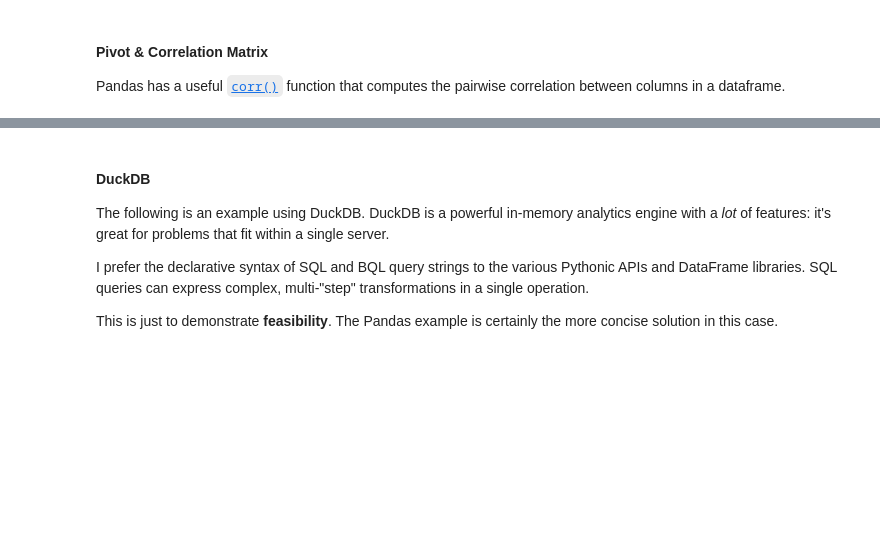
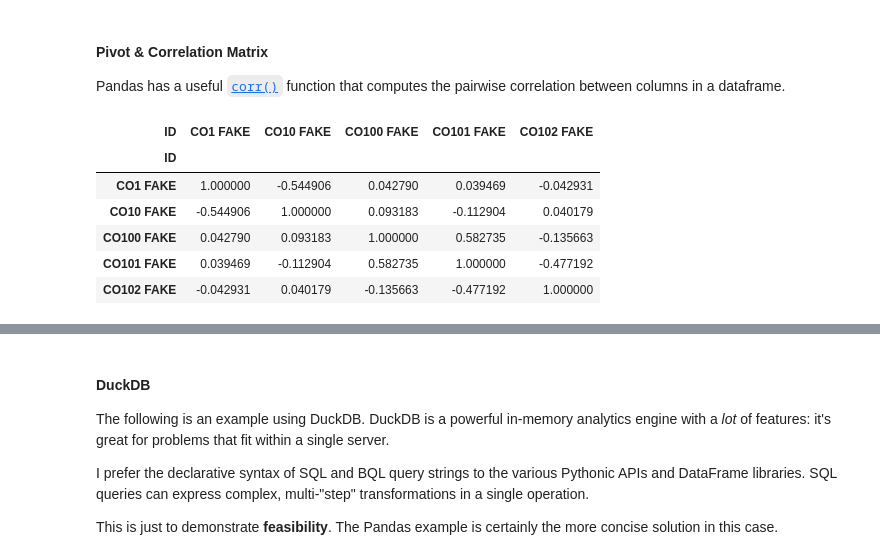
Before and after one commit to paultiq/bqnt_examples, a Jupyter notebook: bqnt_corr.ipynb, the cells around one changed output, grey strips where cells are left out. Cells and saved outputs as stored; diff of their text form; code cells hidden in the pictures; blank space fills up the shorter version.

```diff
--- a/bqnt_corr.ipynb
+++ b/bqnt_corr.ipynb
@@ -31,12 +48,22 @@ spx_rev_df = bql.combined_df(response)
 Pandas has a useful [`corr()`](https://pandas.pydata.org/docs/reference/api/pandas.DataFrame.corr.html) function that computes the pairwise correlation between columns in a dataframe.
 # %%
 # Pivot the data to wide: one column per security
-df_pivoted = spx_rev_df.pivot_table(index='PERIOD_OFFSET', columns='ID', values='sales_rev_turn')
+df_pivoted = spx_rev_df.pivot_table(
+    index="PERIOD_OFFSET", columns="ID", values="sales_rev_turn"
+)
 
 # Compute the correlation matrix
 correlation_matrix = df_pivoted.corr()
 
 # Show only 5 rows / 5 columns, for blog
 display(correlation_matrix.head(5).iloc[:, :5])
+# %% [output]
+| ID | CO1 FAKE | CO10 FAKE | CO100 FAKE | CO101 FAKE | CO102 FAKE |
+| ID |  |  |  |  |  |
+| CO1 FAKE | 1.000000 | -0.544906 | 0.042790 | 0.039469 | -0.042931 |
+| CO10 FAKE | -0.544906 | 1.000000 | 0.093183 | -0.112904 | 0.040179 |
+| CO100 FAKE | 0.042790 | 0.093183 | 1.000000 | 0.582735 | -0.135663 |
+| CO101 FAKE | 0.039469 | -0.112904 | 0.582735 | 1.000000 | -0.477192 |
+| CO102 FAKE | -0.042931 | 0.040179 | -0.135663 | -0.477192 | 1.000000 |
 # %%
 # Compute the period/period percent change of sales_rev_turn
```
Also changed, not shown: parts of 5 cells of this notebook, 13 other files.
